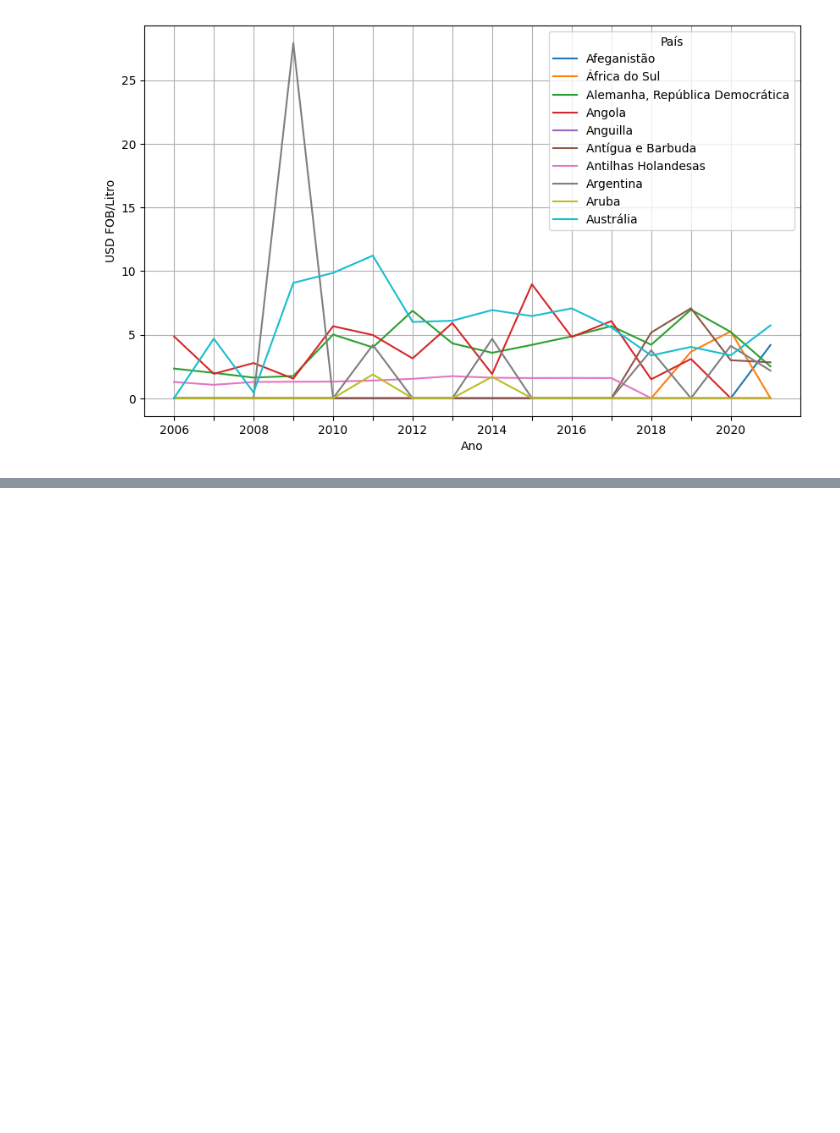
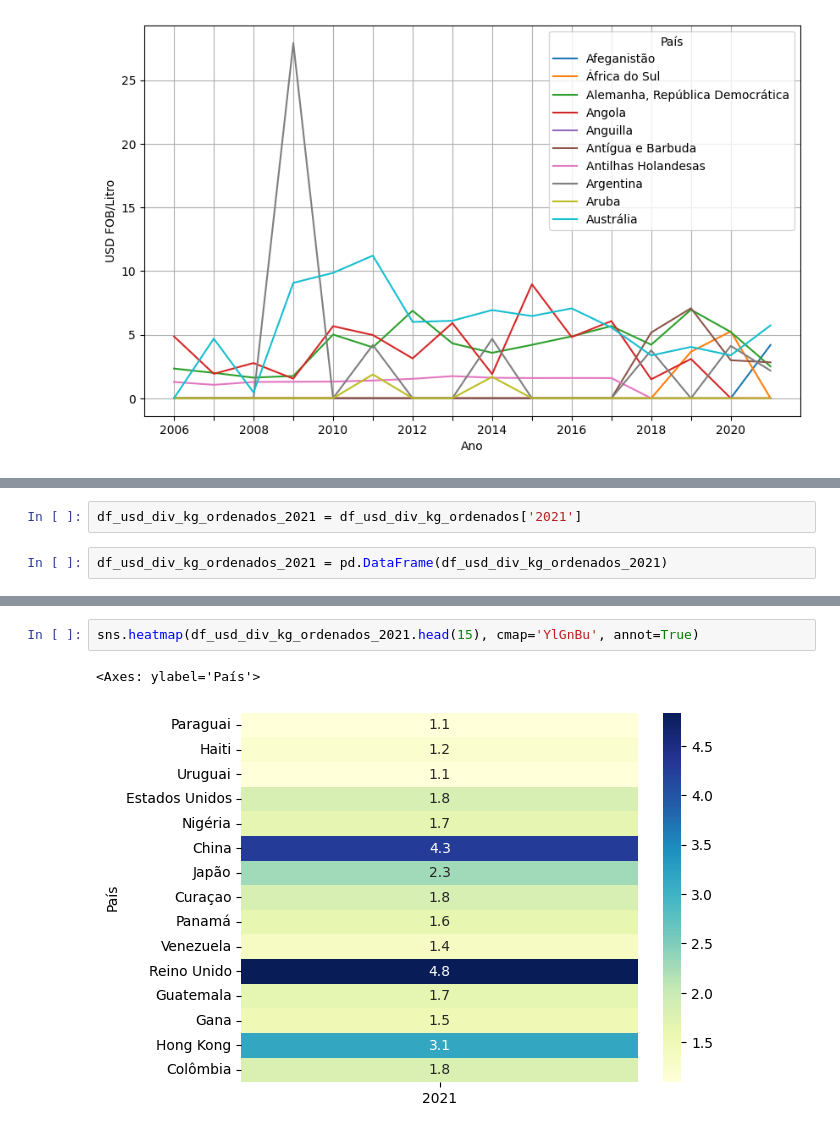
Before and after one commit to jvieirax/producao_vinho, a Jupyter notebook: Produção_de__Vinhos.ipynb, the cells around one changed output, grey strips where cells are left out. Cells and saved outputs as stored; diff of their text form; blank space fills up the shorter version.

```diff
--- a/Produção_de__Vinhos.ipynb
+++ b/Produção_de__Vinhos.ipynb
@@ -346,0 +353,4 @@ plota_div(df_usd_div_kg_drop.head(10))
+# %%
+df_usd_div_kg_ordenados_2021 = df_usd_div_kg_ordenados['2021']
+# %%
+df_usd_div_kg_ordenados_2021 = pd.DataFrame(df_usd_div_kg_ordenados_2021)
@@ -346,0 +377,5 @@ plota_div(df_usd_div_kg_drop.head(10))
+# %%
+sns.heatmap(df_usd_div_kg_ordenados_2021.head(15), cmap='YlGnBu', annot=True)
+# %% [output]
+<Axes: ylabel='País'>
+[figure, added]
```
Also changed, not shown: parts of 8 cells of this notebook.
